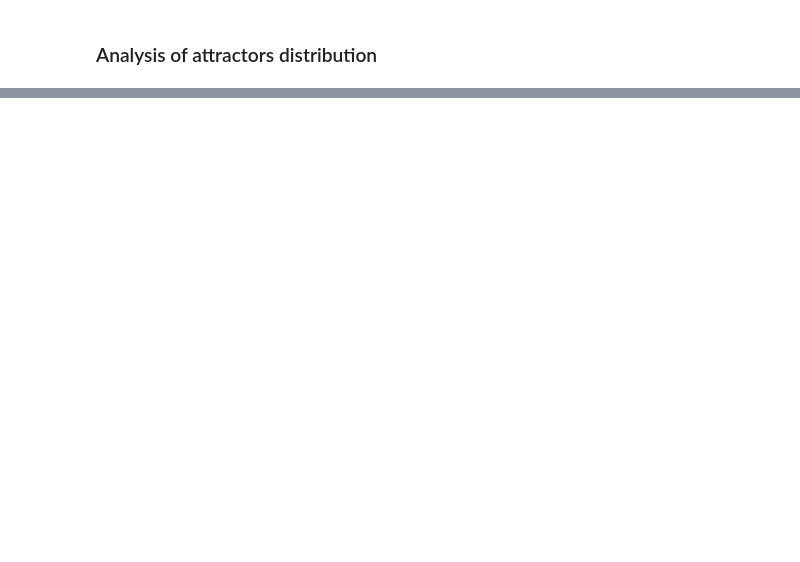
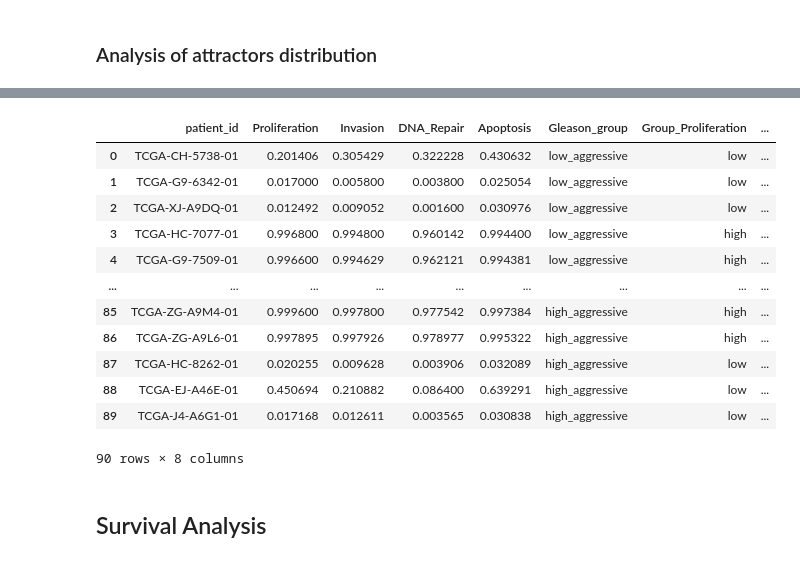
Before and after one commit to romane-gauthierj/Attractor-Resistance, a Jupyter notebook: pipeline_0.ipynb, the cells around one changed output, grey strips where cells are left out. Drawn from its saved outputs; the diff is of its cells as text; code cells hidden in the pictures; blank space fills up the shorter version.

```diff
--- a/pipeline_0.ipynb
+++ b/pipeline_0.ipynb
@@ -218,0 +252,14 @@ est ce que apoptosis evader ?
+# %%
+
+combined_results['Group_Proliferation'] = np.where(
+    combined_results['Proliferation'] < combined_results['Proliferation'].mean(),
+    'low',
+    'high'
+)
+
+# You can also create groups for Apoptosis
+combined_results['Group_Apoptosis'] = np.where(
+    combined_results['Apoptosis'] < combined_results['Apoptosis'].mean(),
+    'low',
+    'high'
+)
@@ -218,0 +281,19 @@ est ce que apoptosis evader ?
+# %%
+combined_results = combined_results.reset_index()
+combined_results
+# %% [output]
+|  | patient_id | Proliferation | Invasion | DNA_Repair | Apoptosis | Gleason_group | Group_Proliferation | ... |
+| 0 | TCGA-CH-5738-01 | 0.201406 | 0.305429 | 0.322228 | 0.430632 | low_aggressive | low | ... |
+| 1 | TCGA-G9-6342-01 | 0.017000 | 0.005800 | 0.003800 | 0.025054 | low_aggressive | low | ... |
+| 2 | TCGA-XJ-A9DQ-01 | 0.012492 | 0.009052 | 0.001600 | 0.030976 | low_aggressive | low | ... |
+| 3 | TCGA-HC-7077-01 | 0.996800 | 0.994800 | 0.960142 | 0.994400 | low_aggressive | high | ... |
+| 4 | TCGA-G9-7509-01 | 0.996600 | 0.994629 | 0.962121 | 0.994381 | low_aggressive | high | ... |
+| ... | ... | ... | ... | ... | ... | ... | ... | ... |
+| 85 | TCGA-ZG-A9M4-01 | 0.999600 | 0.997800 | 0.977542 | 0.997384 | high_aggressive | high | ... |
+| 86 | TCGA-ZG-A9L6-01 | 0.997895 | 0.997926 | 0.978977 | 0.995322 | high_aggressive | high | ... |
+| 87 | TCGA-HC-8262-01 | 0.020255 | 0.009628 | 0.003906 | 0.032089 | high_aggressive | low | ... |
+| 88 | TCGA-EJ-A46E-01 | 0.450694 | 0.210882 | 0.086400 | 0.639291 | high_aggressive | low | ... |
+| 89 | TCGA-J4-A6G1-01 | 0.017168 | 0.012611 | 0.003565 | 0.030838 | high_aggressive | low | ... |
+90 rows × 8 columns
+# %% [markdown]
+## Survival Analysis
```
Also changed, not shown: parts of 16 cells of this notebook, 22 other files.
